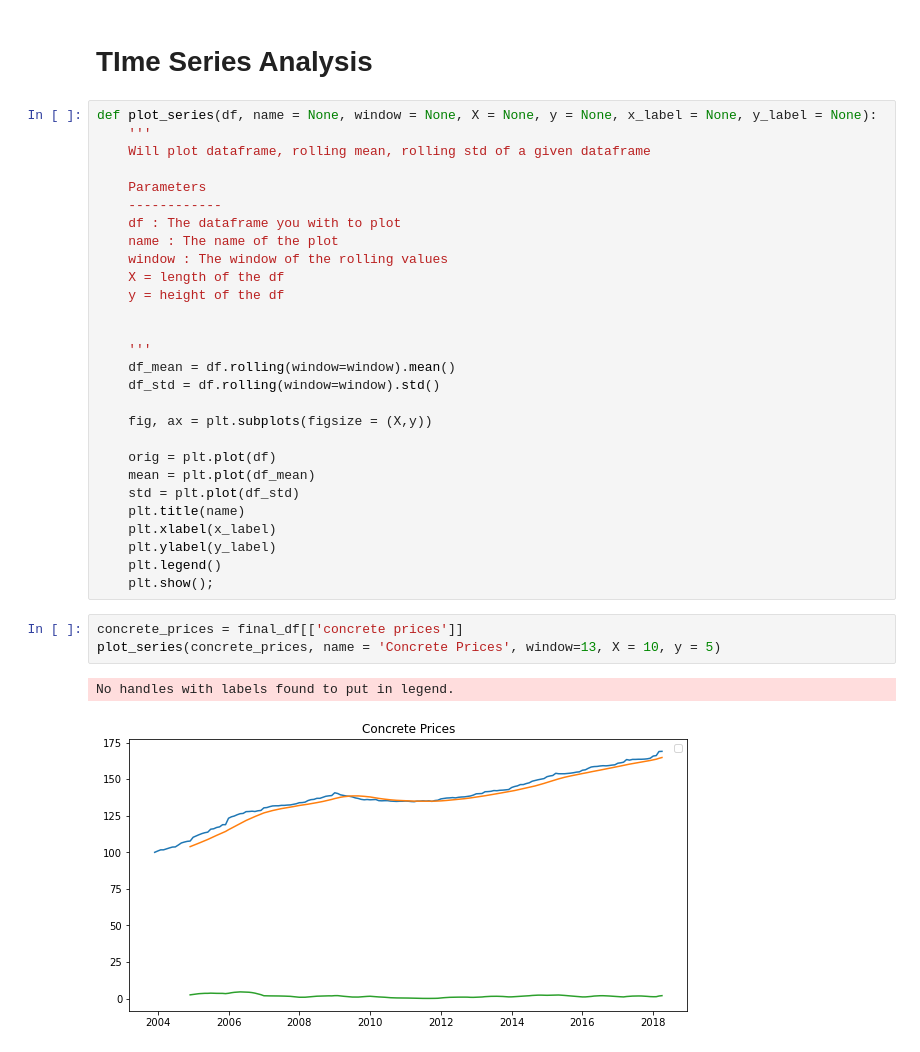
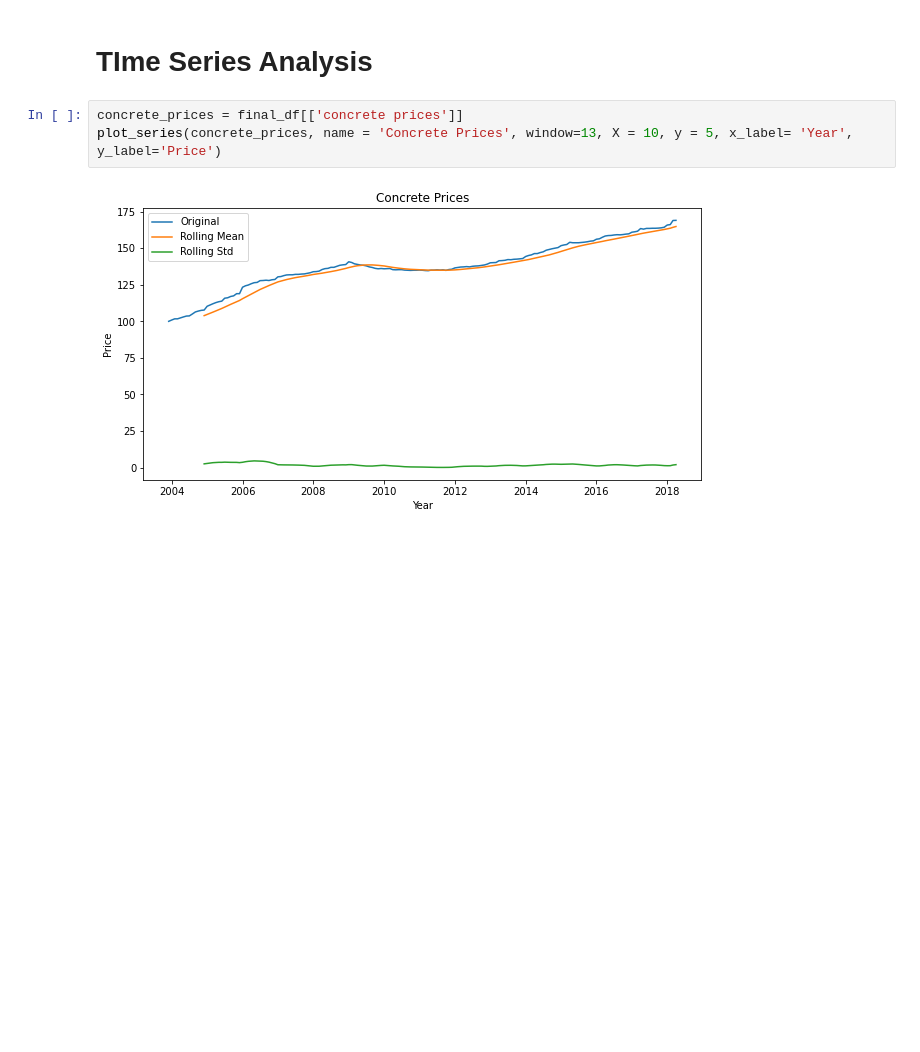
Before and after one commit to fivearm/Phase_4_Project, a Jupyter notebook: check.ipynb, the cells around one changed output. Drawn from its saved outputs; the diff is of its cells as text; blank space fills up the shorter version.

```diff
--- a/check.ipynb
+++ b/check.ipynb
@@ -293,37 +303,8 @@ final_df
 173 rows × 3 columns
 # %% [markdown]
 # TIme Series Analysis
-# %%
-def plot_series(df, name = None, window = None, X = None, y = None, x_label = None, y_label = None):
-    '''
-    Will plot dataframe, rolling mean, rolling std of a given dataframe
-
-    Parameters
-    ------------
-    df : The dataframe you with to plot
-    name : The name of the plot
-    window : The window of the rolling values
-    X = length of the df
-    y = height of the df
-
-
-    '''
-    df_mean = df.rolling(window=window).mean()
-    df_std = df.rolling(window=window).std()
-
-    fig, ax = plt.subplots(figsize = (X,y))
-
-    orig = plt.plot(df)
-    mean = plt.plot(df_mean)
-    std = plt.plot(df_std)
-    plt.title(name)
-    plt.xlabel(x_label)
-    plt.ylabel(y_label)
-    plt.legend()
-    plt.show();
 # %%
 concrete_prices = final_df[['concrete prices']]
-plot_series(concrete_prices, name = 'Concrete Prices', window=13, X = 10, y = 5)
+plot_series(concrete_prices, name = 'Concrete Prices', window=13, X = 10, y = 5, x_label= 'Year', y_label='Price')
 # %% [output]
-No handles with labels found to put in legend.
-[figure, old version]
+[figure, new version]
```
Also changed, not shown: parts of 2 cells of this notebook.
